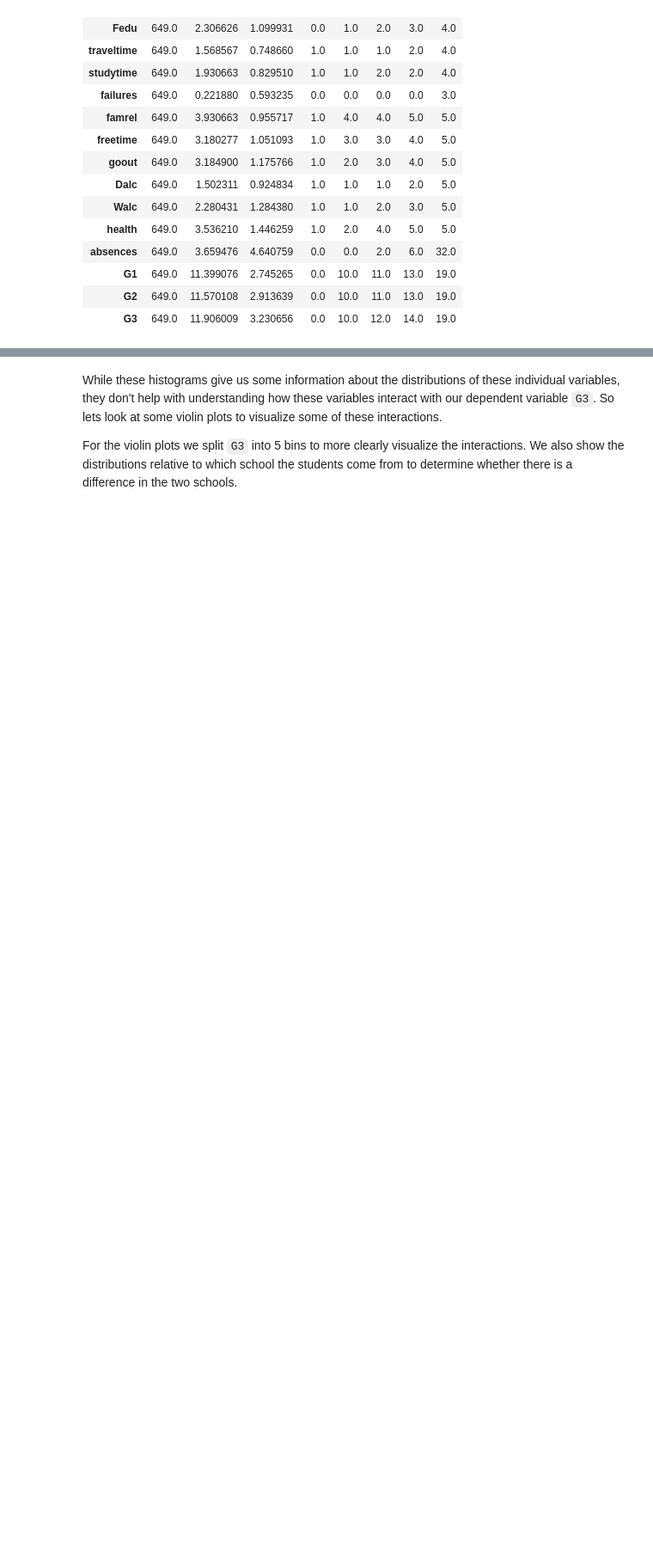
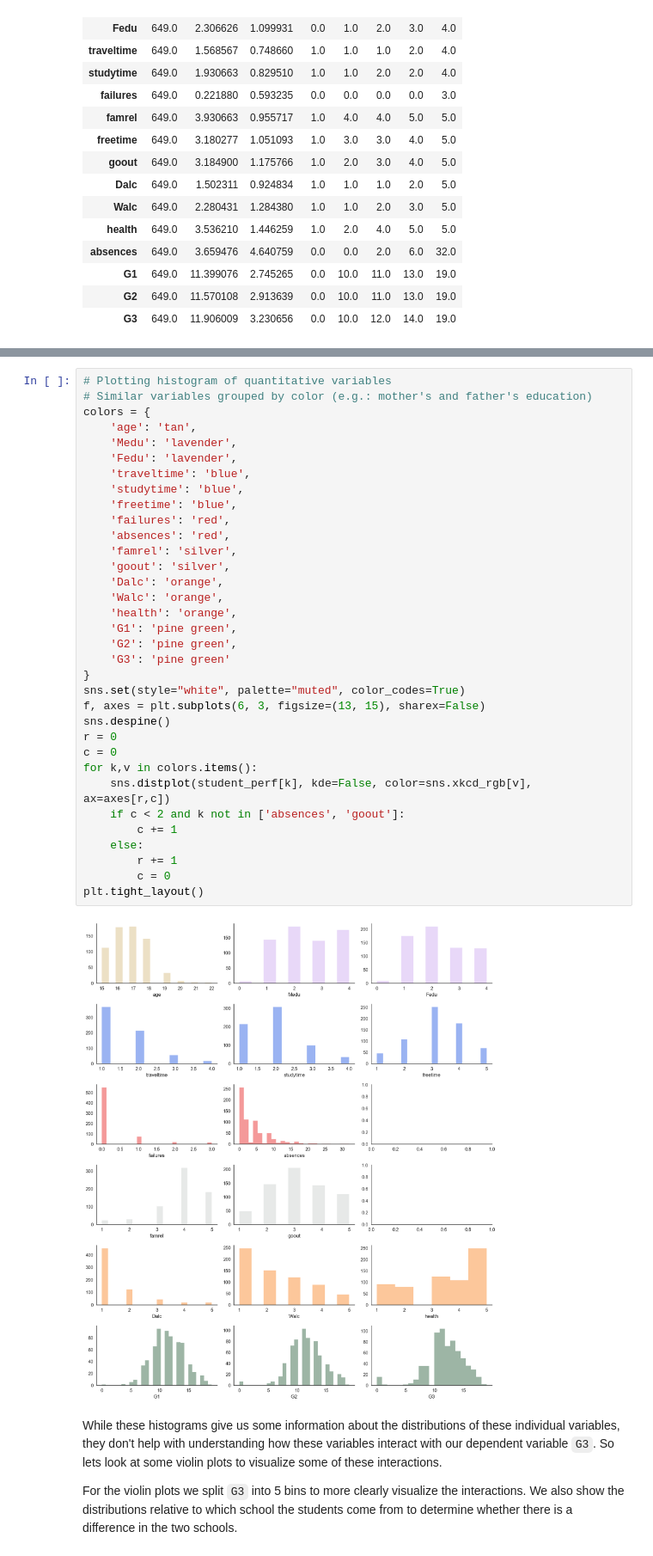
Before and after one commit to berkeley-stat159-f17/project-3-p2-ka-jo-ta, a Jupyter notebook: data_exploration.ipynb, the cells around one changed output, grey strips where cells are left out. Shown at 86% size. Saved outputs shown, nothing was run; the diff lists cells and outputs as text; blank space fills up the shorter version.

Commit message:
Clean up histogram plotting
Use a for loop to plot histograms in data_exploration notebook.

```diff
--- a/data_exploration.ipynb
+++ b/data_exploration.ipynb
@@ -142,3 +116,39 @@ plt.tight_layout()
+# %%
+# Plotting histogram of quantitative variables
+# Similar variables grouped by color (e.g.: mother's and father's education)
+colors = {
+    'age': 'tan',
+    'Medu': 'lavender',
+    'Fedu': 'lavender',
+    'traveltime': 'blue',
+    'studytime': 'blue',
+    'freetime': 'blue',
+    'failures': 'red',
+    'absences': 'red',
+    'famrel': 'silver',
+    'goout': 'silver',
+    'Dalc': 'orange',
+    'Walc': 'orange',
+    'health': 'orange',
+    'G1': 'pine green',
+    'G2': 'pine green',
+    'G3': 'pine green'
+}
+sns.set(style="white", palette="muted", color_codes=True)
+f, axes = plt.subplots(6, 3, figsize=(13, 15), sharex=False)
+sns.despine()
+r = 0
+c = 0
+for k,v in colors.items():
+    sns.distplot(student_perf[k], kde=False, color=sns.xkcd_rgb[v], ax=axes[r,c])
+    if c < 2 and k not in ['absences', 'goout']:
+        c += 1
+    else:
+        r += 1
+        c = 0
+plt.tight_layout()
+# %% [output]
+[figure, added]
 # %% [markdown]
 While these histograms give us some information about the distributions of these individual variables, they don't help with understanding how these variables interact with our dependent variable `G3`. So lets look at some violin plots to visualize some of these interactions.
 
```
Also changed, not shown: parts of 2 cells of this notebook.
